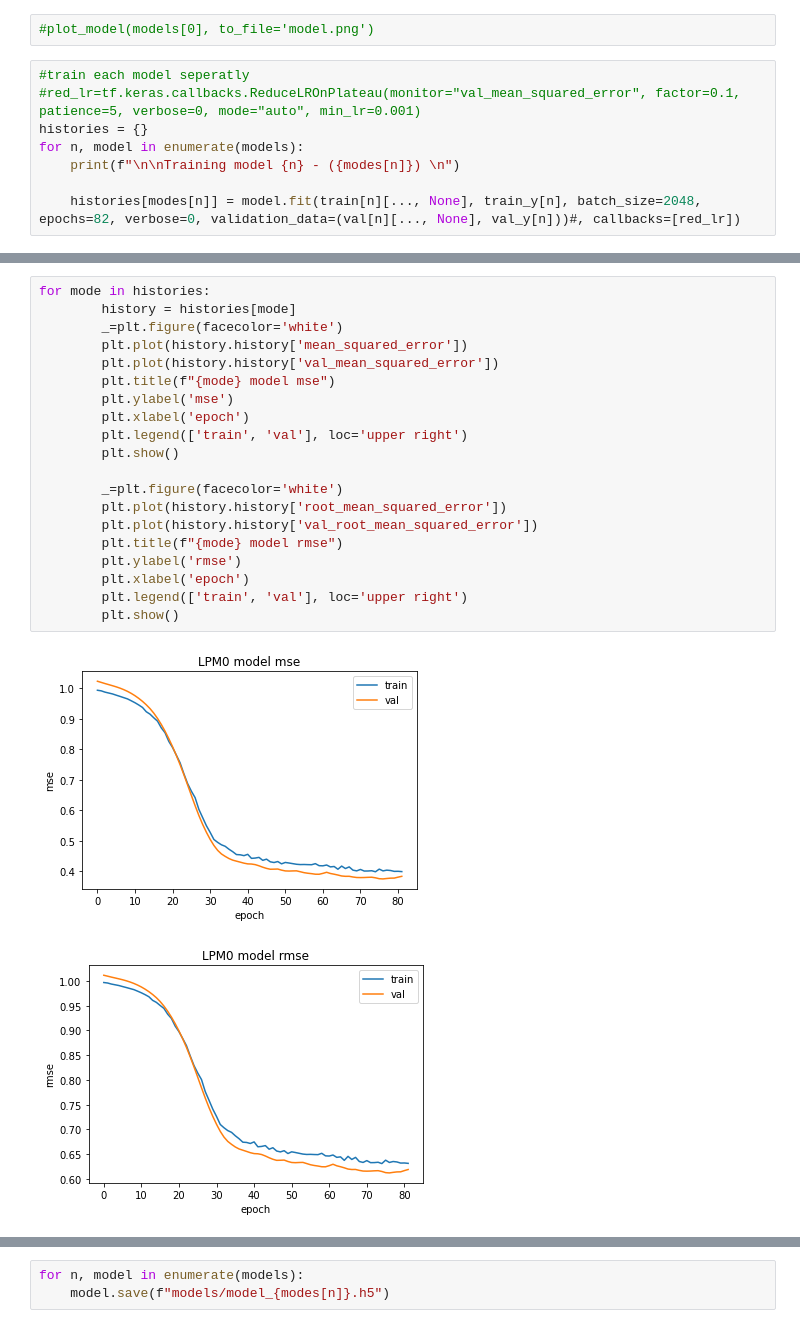
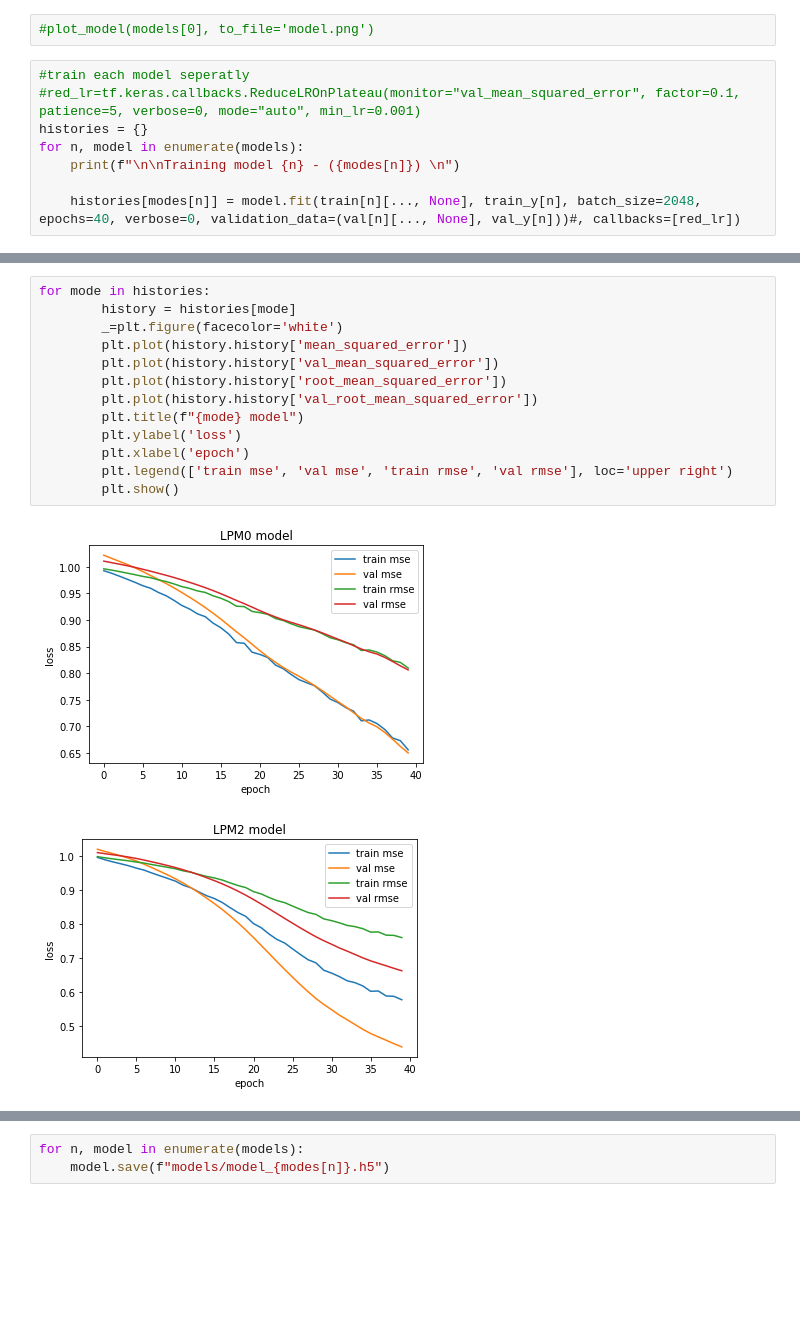
Before and after one commit to TrevorPeyton/RadiationML, a Jupyter notebook: RawDoseRegression.ipynb, the cells around one changed output, grey strips where cells are left out. Drawn from its saved outputs; the diff is of its cells as text; blank space fills up the shorter version.

```diff
--- a/RawDoseRegression.ipynb
+++ b/RawDoseRegression.ipynb
@@ -117,6 +125,6 @@ histories = {}
 for n, model in enumerate(models):
     print(f"\n\nTraining model {n} - ({modes[n]}) \n")
 
-    histories[modes[n]] = model.fit(train[n][..., None], train_y[n], batch_size=2048, epochs=82, verbose=0, validation_data=(val[n][..., None], val_y[n]))#, callbacks=[red_lr])
+    histories[modes[n]] = model.fit(train[n][..., None], train_y[n], batch_size=2048, epochs=40, verbose=0, validation_data=(val[n][..., None], val_y[n]))#, callbacks=[red_lr])
 # %% [output]
 Training model 0 - (LPM0)
@@ -131,23 +140,16 @@ Training model 2 - (LPM4-2)
 # %%
 for mode in histories:
         history = histories[mode]
         _=plt.figure(facecolor='white')
         plt.plot(history.history['mean_squared_error'])
         plt.plot(history.history['val_mean_squared_error'])
-        plt.title(f"{mode} model mse")
-        plt.ylabel('mse')
-        plt.xlabel('epoch')
-        plt.legend(['train', 'val'], loc='upper right')
-        plt.show()
-
-        _=plt.figure(facecolor='white')
         plt.plot(history.history['root_mean_squared_error'])
         plt.plot(history.history['val_root_mean_squared_error'])
-        plt.title(f"{mode} model rmse")
-        plt.ylabel('rmse')
+        plt.title(f"{mode} model")
+        plt.ylabel('loss')
         plt.xlabel('epoch')
-        plt.legend(['train', 'val'], loc='upper right')
+        plt.legend(['train mse', 'val mse', 'train rmse', 'val rmse'], loc='upper right')
         plt.show()
 # %% [output]
-[figure, old version]
+[figure, new version]
-[figure, old version]
+[figure, new version]
```
Also changed, not shown: parts of 5 cells of this notebook.
